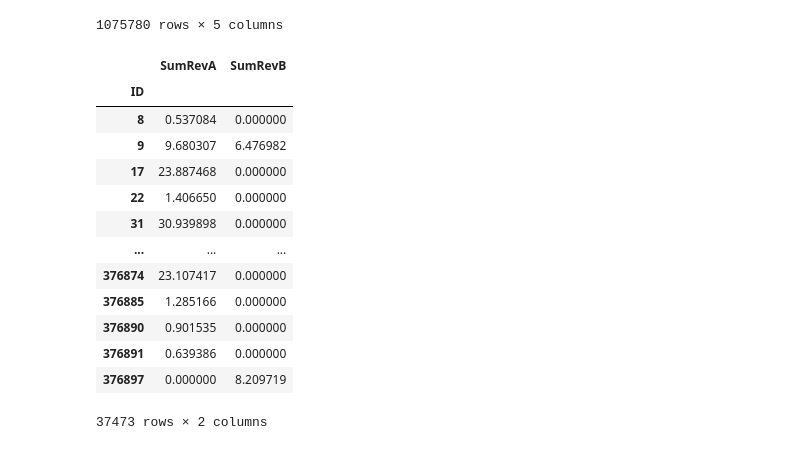
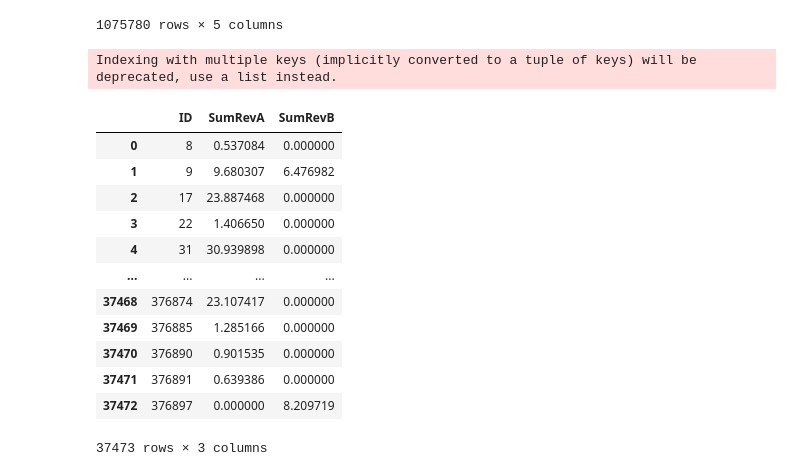
Before and after one commit to demuramax/Analysis-Report, a Jupyter notebook: analysis_report.ipynb, the cells around one changed output. Cells and saved outputs as stored; diff of their text form; code cells hidden in the pictures.

```diff
--- a/analysis_report.ipynb
+++ b/analysis_report.ipynb
@@ -82,20 +78,21 @@ data3
 | 1075779 | 12332 | 2016-12-07 | 10 | 0.172634 | 0.000000 |
 1075780 rows × 5 columns
 # %%
-data3.groupby('ID', as_index=True)['SumRevA', 'SumRevB'].sum()
+data3_rev = data3.groupby('ID', as_index=False)['SumRevA', 'SumRevB'].sum()
+data3_rev
 # %% [output]
+Indexing with multiple keys (implicitly converted to a tuple of keys) will be deprecated, use a list instead.
-|  | SumRevA | SumRevB |
-| ID |  |  |
-| 8 | 0.537084 | 0.000000 |
-| 9 | 9.680307 | 6.476982 |
-| 17 | 23.887468 | 0.000000 |
-| 22 | 1.406650 | 0.000000 |
-| 31 | 30.939898 | 0.000000 |
-| ... | ... | ... |
-| 376874 | 23.107417 | 0.000000 |
-| 376885 | 1.285166 | 0.000000 |
-| 376890 | 0.901535 | 0.000000 |
-| 376891 | 0.639386 | 0.000000 |
-| 376897 | 0.000000 | 8.209719 |
+|  | ID | SumRevA | SumRevB |
+| 0 | 8 | 0.537084 | 0.000000 |
+| 1 | 9 | 9.680307 | 6.476982 |
+| 2 | 17 | 23.887468 | 0.000000 |
+| 3 | 22 | 1.406650 | 0.000000 |
+| 4 | 31 | 30.939898 | 0.000000 |
+| ... | ... | ... | ... |
+| 37468 | 376874 | 23.107417 | 0.000000 |
+| 37469 | 376885 | 1.285166 | 0.000000 |
+| 37470 | 376890 | 0.901535 | 0.000000 |
+| 37471 | 376891 | 0.639386 | 0.000000 |
+| 37472 | 376897 | 0.000000 | 8.209719 |
-37473 rows × 2 columns
+37473 rows × 3 columns
 # %%
```
Also changed, not shown: parts of 11 cells of this notebook.
